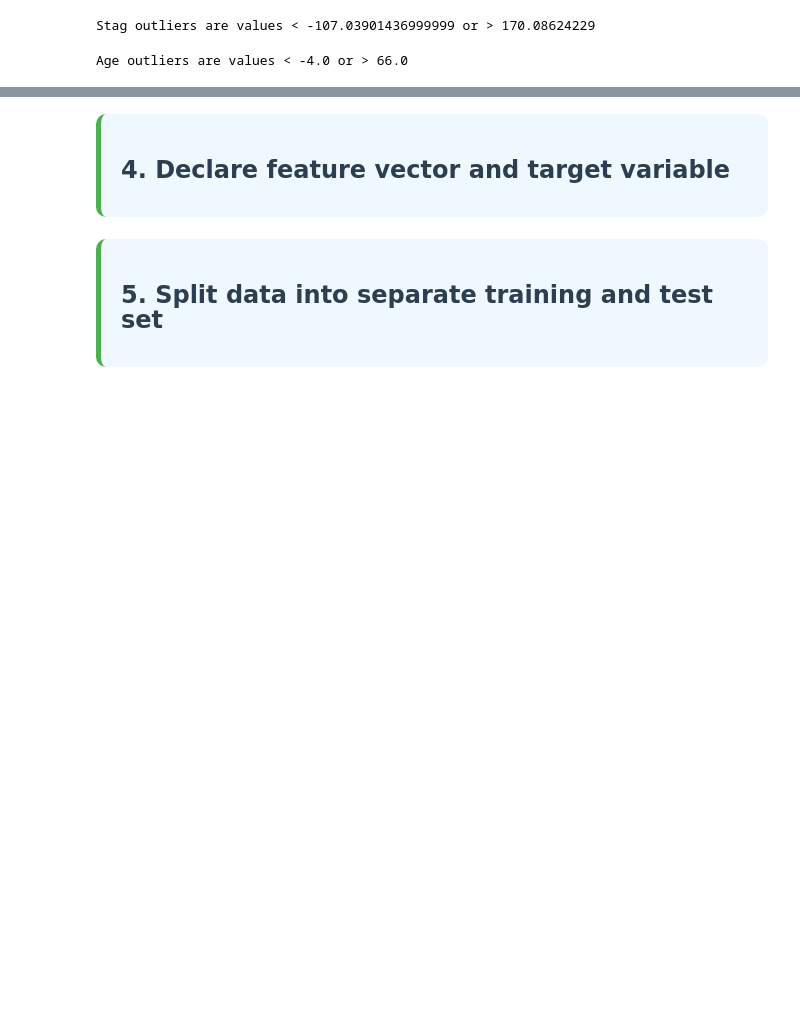
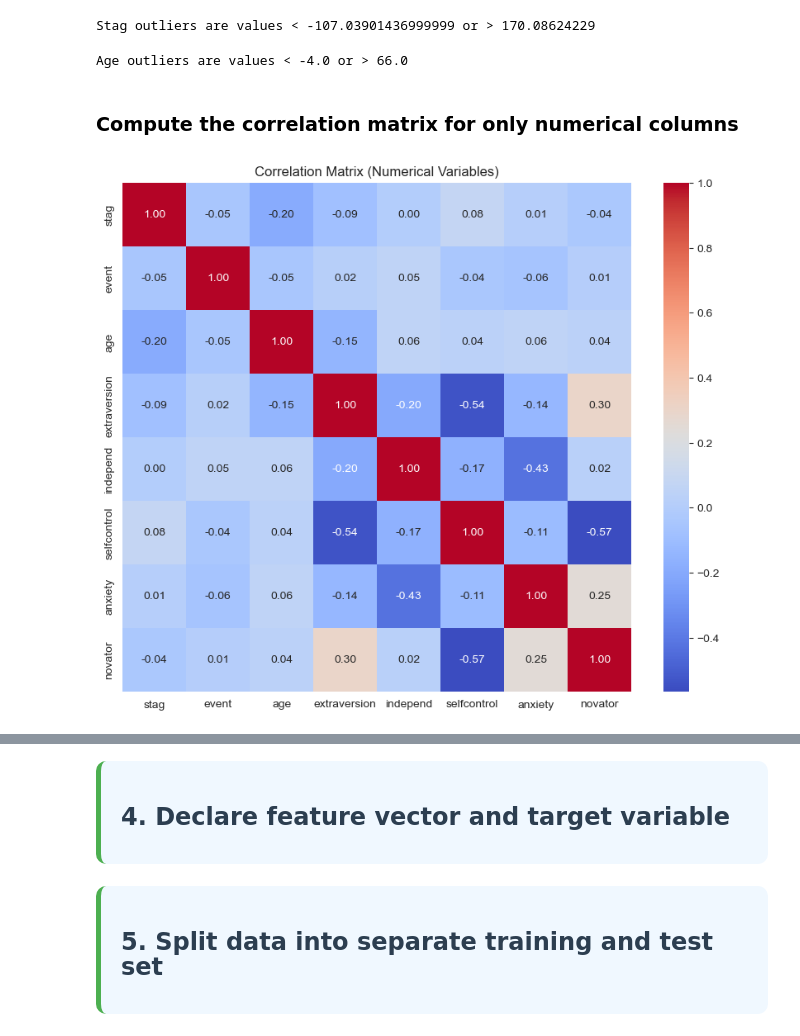
Before and after one commit to jathurT/Employee-Turnover-Prediction-ML, a Jupyter notebook: ProjectML.ipynb, the cells around one changed output, grey strips where cells are left out. Saved outputs shown, nothing was run; the diff lists cells and outputs as text; code cells hidden in the pictures; blank space fills up the shorter version.

```diff
--- a/ProjectML.ipynb
+++ b/ProjectML.ipynb
@@ -529,3 +529,22 @@ print('Age outliers are values < {lowerboundary} or > {upperboundary}'.format(lo
                                                                               upperboundary=Upper_fence))
 # %% [output]
 Age outliers are values < -4.0 or > 66.0
+# %% [markdown]
+### Compute the correlation matrix for only numerical columns
+# %%
+# Select only numeric columns
+numeric_df = df.select_dtypes(include=['float64', 'int64'])
+
+# Compute the correlation matrix
+corr_matrix = numeric_df.corr()
+
+# Create a heatmap to visualize the correlation matrix
+import seaborn as sns
+import matplotlib.pyplot as plt
+
+plt.figure(figsize=(10, 8))
+sns.heatmap(corr_matrix, annot=True, cmap='coolwarm', fmt='.2f', cbar=True, square=True)
+plt.title('Correlation Matrix (Numerical Variables)')
+plt.show()
+# %% [output]
+[figure, added]
```
Also changed, not shown: parts of 40 cells of this notebook.
